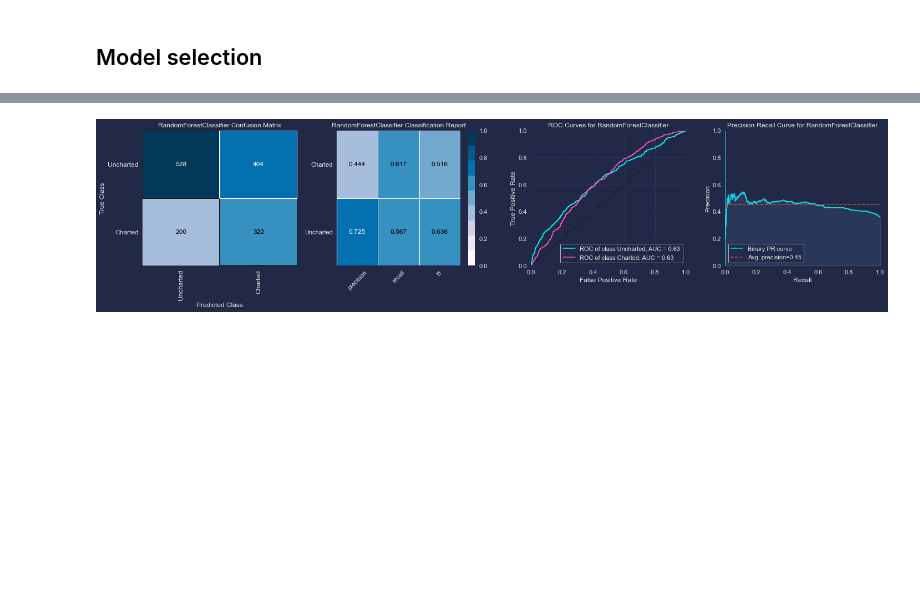
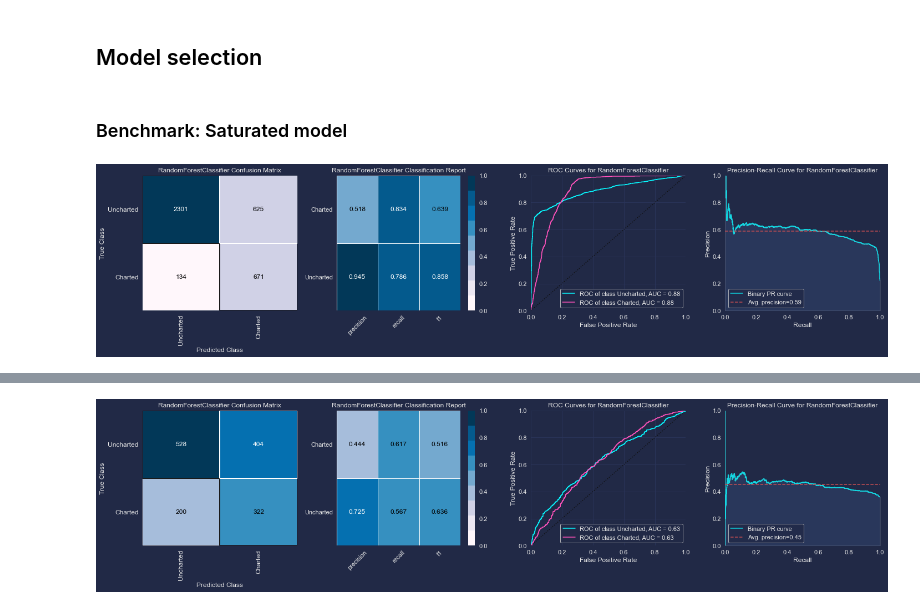
Before and after one commit to pezon/music-mining, a Jupyter notebook: notebooks/analysis/Model Selection.ipynb, the cells around one changed output, grey strips where cells are left out. Drawn from its saved outputs; the diff is of its cells as text; code cells hidden in the pictures; blank space fills up the shorter version.

```diff
--- a/notebooks/analysis/Model Selection.ipynb
+++ b/notebooks/analysis/Model Selection.ipynb
@@ -27,7 +43,7 @@ os.makedirs(data_path, exist_ok=True)
 # %% [markdown]
 ## Preprocessing
 # %%
-tracks_df = pd.read_parquet(data_path / "tracks_v3.pq")
+tracks_df = pd.read_parquet(data_path / "tracks.pq")
 
 print("tracks_df shape:", tracks_df.shape)
 print("...where track_chart_months >= 1:",
@@ -71,7 +87,7 @@ artist_features = [
     "artist_chart_months",
     "artist_chart_months_recently",
     "artist_releases_recently",
-    # "major_label",
+    # "major_label",  # this feature is way too noisy and unreliable
 ]
 
 
@@ -325,0 +347,24 @@ def plot_classification_reports(model, X_train, X_test, y_train, y_test):
+# %% [markdown]
+### Benchmark: Saturated model
+# %%
+# Plot artist feature model
+X_train_ = X_train[audio_features + artist_features]
+X_test_ = X_test[audio_features + artist_features]
+
+model = RandomForestClassifier(
+    min_samples_split=5,
+    min_impurity_decrease=0.0001,
+    max_leaf_nodes=125,
+    max_depth=40
+)
+
+pipeline = ImbalancedPipeline([
+    ("smote", SMOTE(random_state=13)),
+    ("scaler", StandardScaler()),
+    ("classifier", model),
+])
+
+pipeline.fit(X_train_, y_train)
+plot_classification_reports(pipeline, X_train_, X_test_, y_train, y_test)
+# %% [output]
+[figure, added]
```
Also changed, not shown: parts of 57 cells of this notebook, 10 other files.
